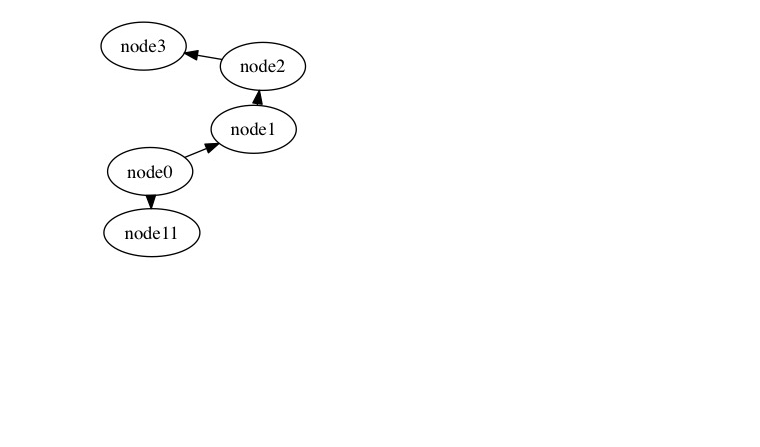
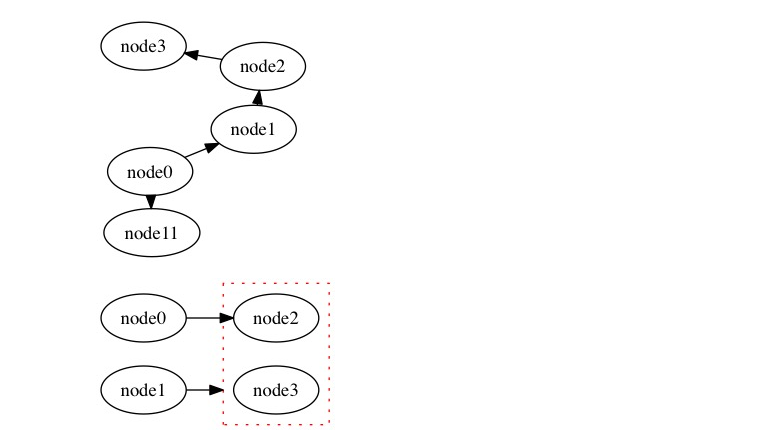
Before and after one commit to Laisky/HelloWorld, a Jupyter notebook: py2/pygraphviz/demo.ipynb, the cells around one changed output. Drawn from its saved outputs; the diff is of its cells as text; code cells hidden in the pictures; blank space fills up the shorter version.

Commit message:
+ graphviz: add subgraph

```diff
--- a/py2/pygraphviz/demo.ipynb
+++ b/py2/pygraphviz/demo.ipynb
@@ -94,3 +94,30 @@ g.draw('fdp.jpg', format='jpg')
 Image('fdp.jpg')
 # %% [output]
 [figure]
+# %%
+# subgraph
+
+g = pygraphviz.AGraph(
+    encoding='UTF-8',   # 为了可以显示中文
+    rankdir='LR',       # 从左到右，默认为 TB
+    directed=True,      # 有向图
+    compound=True
+)
+
+g.add_node('node0')
+g.add_node('node1')
+g.add_node('node2')
+g.add_node('node3')
+
+# subgraph
+g.add_subgraph(['node2', 'node3'], name='cluster_nodes', rank='same', style='dotted', color='red')
+
+g.add_edge('node0', 'node2')
+g.add_edge('node1', 'node3', lhead='cluster_nodes')
+
+# dot / fdp / neato / twopi / circo
+g.layout('dot')
+g.draw('subgraph.jpg', format='jpg')
+Image('subgraph.jpg')
+# %% [output]
+[figure, added]
```
Also changed, not shown: 1 other file.
